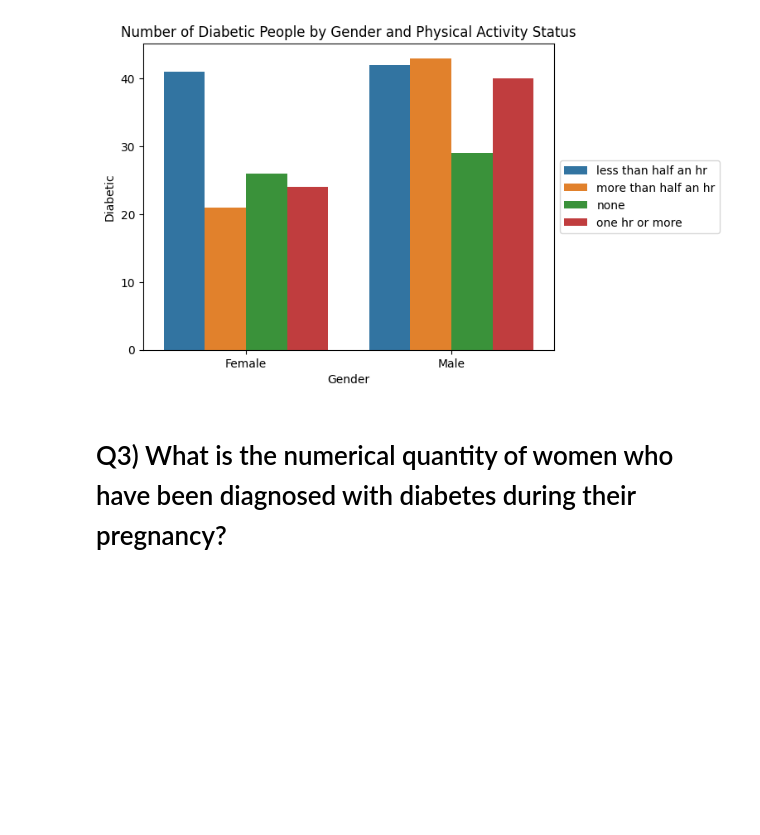
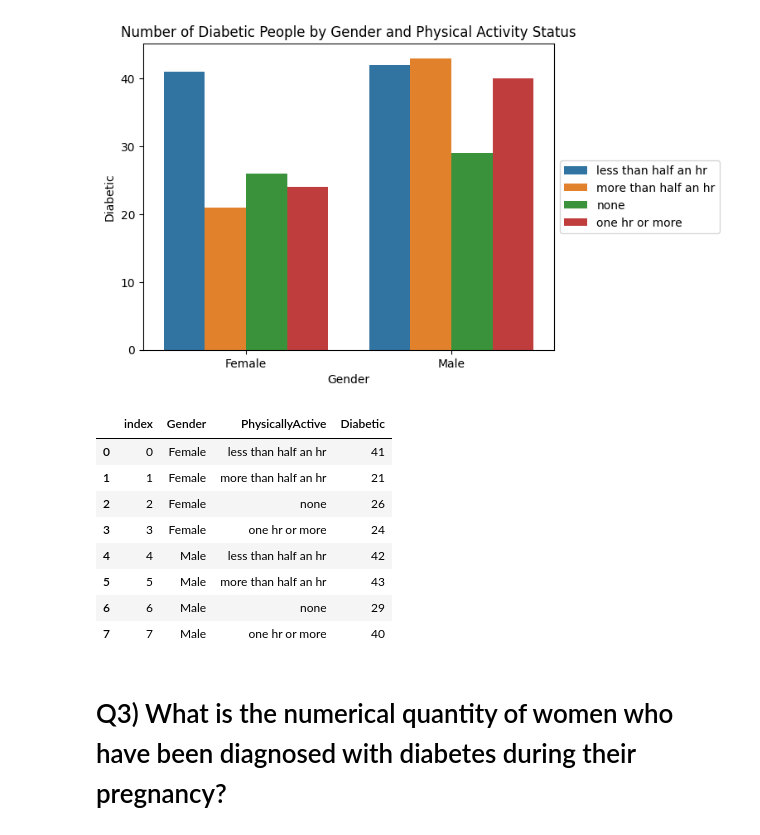
Before and after one commit to UnnatiGawde/DAB-103-05, a Jupyter notebook: DAB_103_Diabetes_Project_phase2.ipynb, the cells around one changed output. Cells and saved outputs as stored; diff of their text form; code cells hidden in the pictures; blank space fills up the shorter version.

```diff
--- a/DAB_103_Diabetes_Project_phase2.ipynb
+++ b/DAB_103_Diabetes_Project_phase2.ipynb
@@ -185,6 +253,21 @@ plt.legend(loc='center left', bbox_to_anchor=(1.0, 0.5))
 plt.show()
 # %% [output]
 [figure]
+# %%
+# Convert pivot table to table
+pivot_table_activity_df = pivot_table_activity_df.reset_index()
+pivot_table_activity_df.columns.name = None
+pivot_table_activity_df
+# %% [output]
+|  | index | Gender | PhysicallyActive | Diabetic |
+| 0 | 0 | Female | less than half an hr | 41 |
+| 1 | 1 | Female | more than half an hr | 21 |
+| 2 | 2 | Female | none | 26 |
+| 3 | 3 | Female | one hr or more | 24 |
+| 4 | 4 | Male | less than half an hr | 42 |
+| 5 | 5 | Male | more than half an hr | 43 |
+| 6 | 6 | Male | none | 29 |
+| 7 | 7 | Male | one hr or more | 40 |
 # %% [markdown]
 # Q3) What is the numerical quantity of women who have been diagnosed with diabetes during their pregnancy?
 # %%
```
Also changed, not shown: parts of 8 cells of this notebook.
